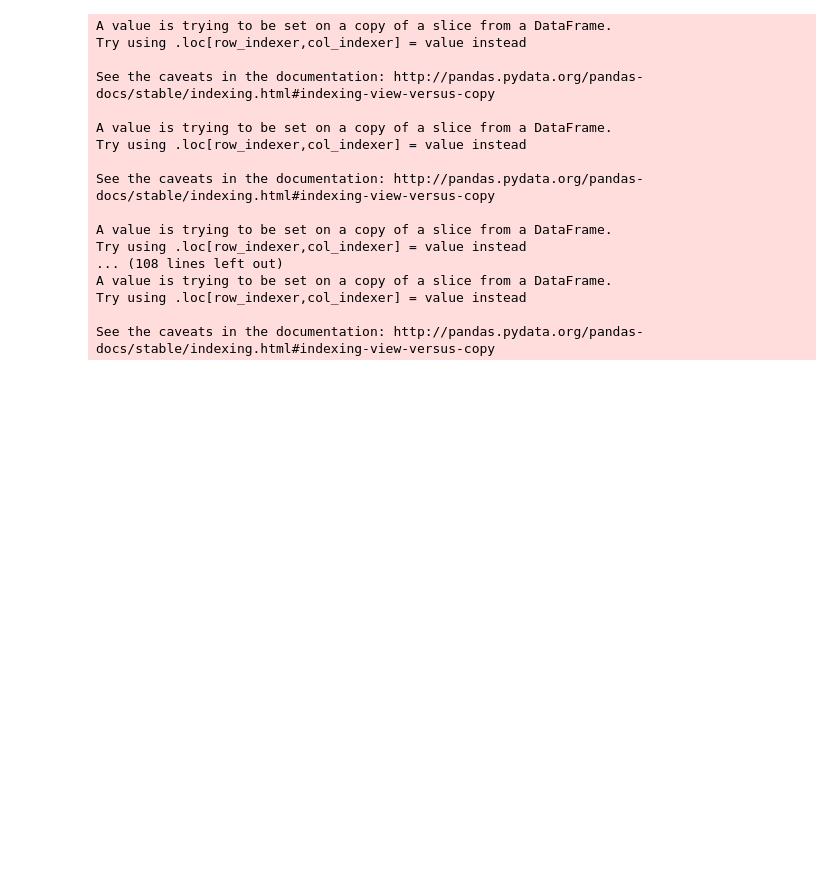
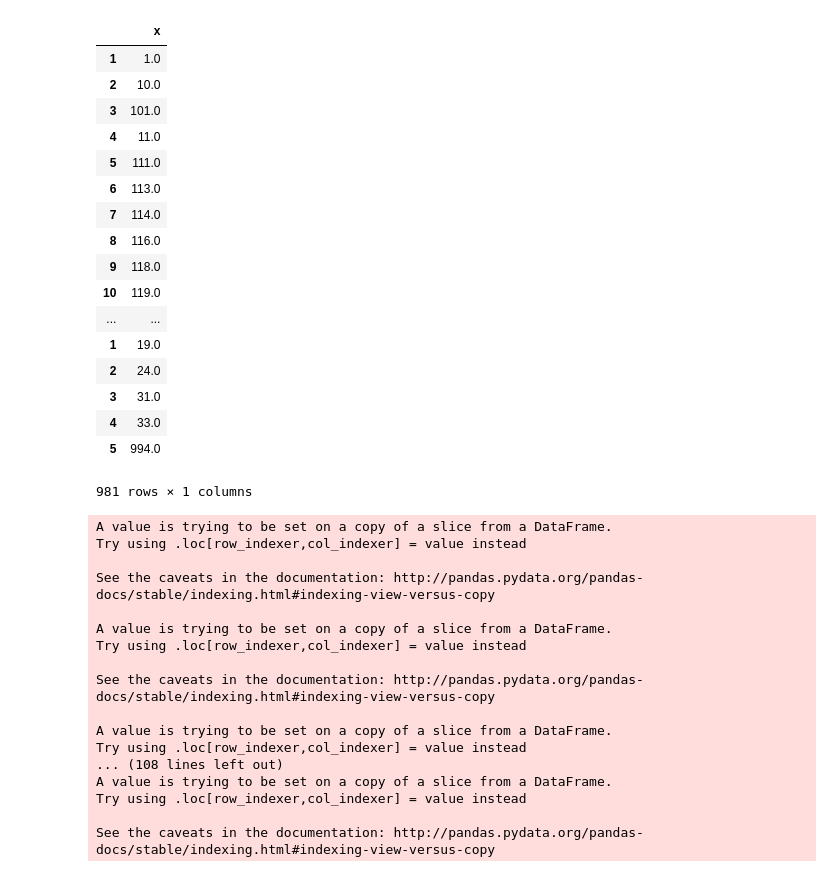
Before and after one commit to UWSEDS-aut17/uwseds-group-transit-and-social-science, a Jupyter notebook: Docs/Bokeh_Mapping.ipynb, the cells around one changed output. Saved outputs shown, nothing was run; the diff lists cells and outputs as text; code cells hidden in the pictures; blank space fills up the shorter version.

```diff
--- a/Docs/Bokeh_Mapping.ipynb
+++ b/Docs/Bokeh_Mapping.ipynb
@@ -16,15 +15,36 @@ import coffeescript
 # %%
 # shapefile of Seattle zip codes
-grid_fp = r"C:/Users/ASUS/Desktop/uwsed/uwseds-group-transit-and-social-science/Data/zips_sea/shp.shp"
+grid_fp = r"C:/Users/jabbari/Desktop/uwseds-group-transit-and-social-science/Data/zips_sea/shp.shp"
 
 #Shapefile of bus routes of Seattle
-network_fp = r"C:/Users/ASUS/Desktop/uwsed/uwseds-group-transit-and-social-science/Data/bus_seattle/network.shp"
+network_fp = r"C:/Users/jabbari/Desktop/uwseds-group-transit-and-social-science/Data/bus_seattle/network.shp"
 
 #CSV file of zip codes and number of routes passing through them
-zips_sea =pd.read_csv('C:/Users/ASUS/Desktop/uwsed/uwseds-group-transit-and-social-science/Data/zips_seattle.csv')
+zips_sea =pd.read_csv('C:/Users/jabbari/Desktop/uwseds-group-transit-and-social-science/Data/zips_seattle.csv')
 
 #CSV file of route numbers that passing through each zip code
-zip_route =pd.read_csv('C:/Users/ASUS/Desktop/uwsed/uwseds-group-transit-and-social-science/Data/routes_zipcode.csv')
+zip_route =pd.read_csv('C:/Users/jabbari/Desktop/uwseds-group-transit-and-social-science/Data/routes_zipcode.csv')
+# %%
+zip_route
+# %% [output]
+|  | x |
+| 1 | 1.0 |
+| 2 | 10.0 |
+| 3 | 101.0 |
+| 4 | 11.0 |
+| 5 | 111.0 |
+| 6 | 113.0 |
+| 7 | 114.0 |
+| 8 | 116.0 |
+| 9 | 118.0 |
+| 10 | 119.0 |
+| ... | ... |
+| 1 | 19.0 |
+| 2 | 24.0 |
+| 3 | 31.0 |
+| 4 | 33.0 |
+| 5 | 994.0 |
+981 rows × 1 columns
 # %%
 # Reading shapefiles
 grid = gpd.read_file(grid_fp)
```
Also changed, not shown: parts of 2 cells of this notebook, 1 other file.
